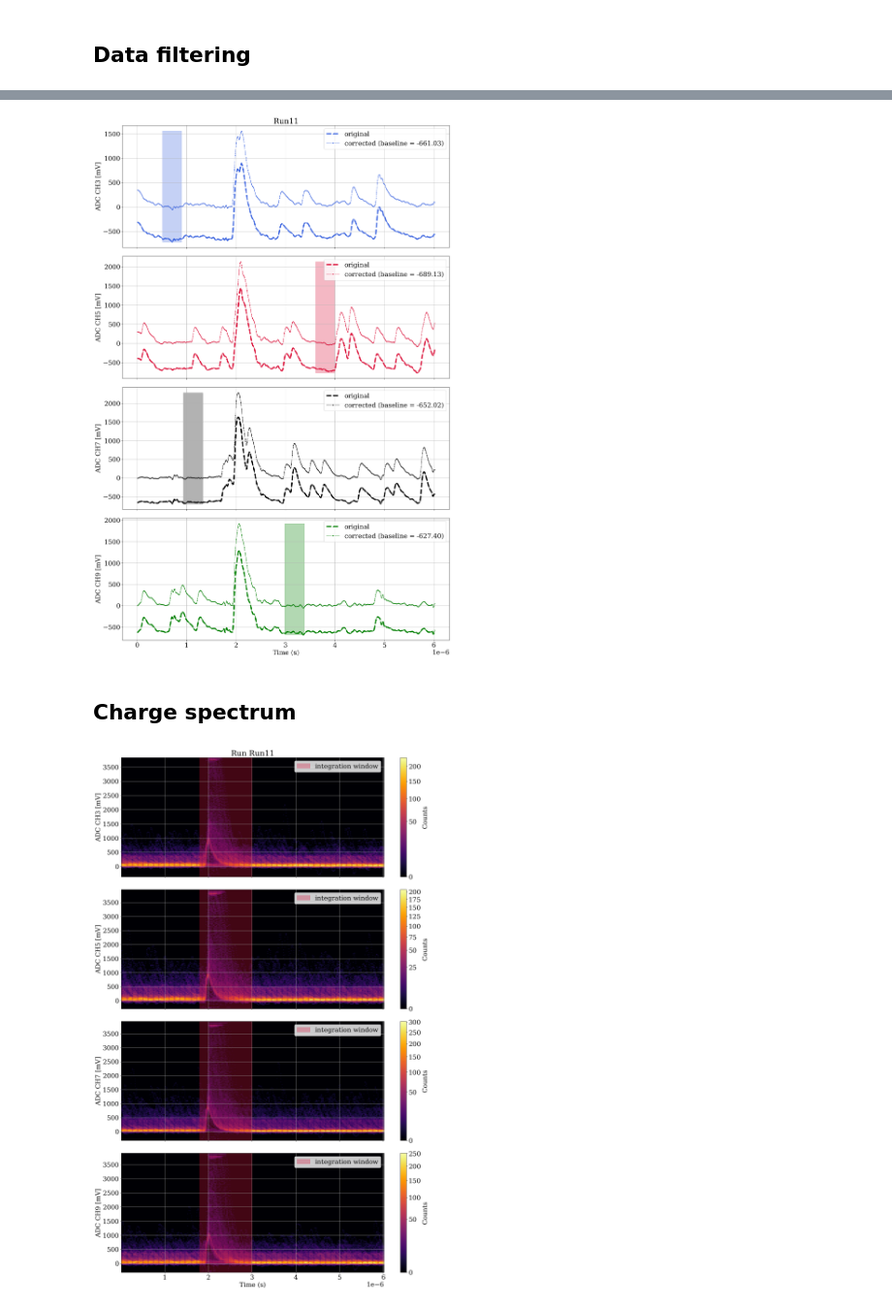
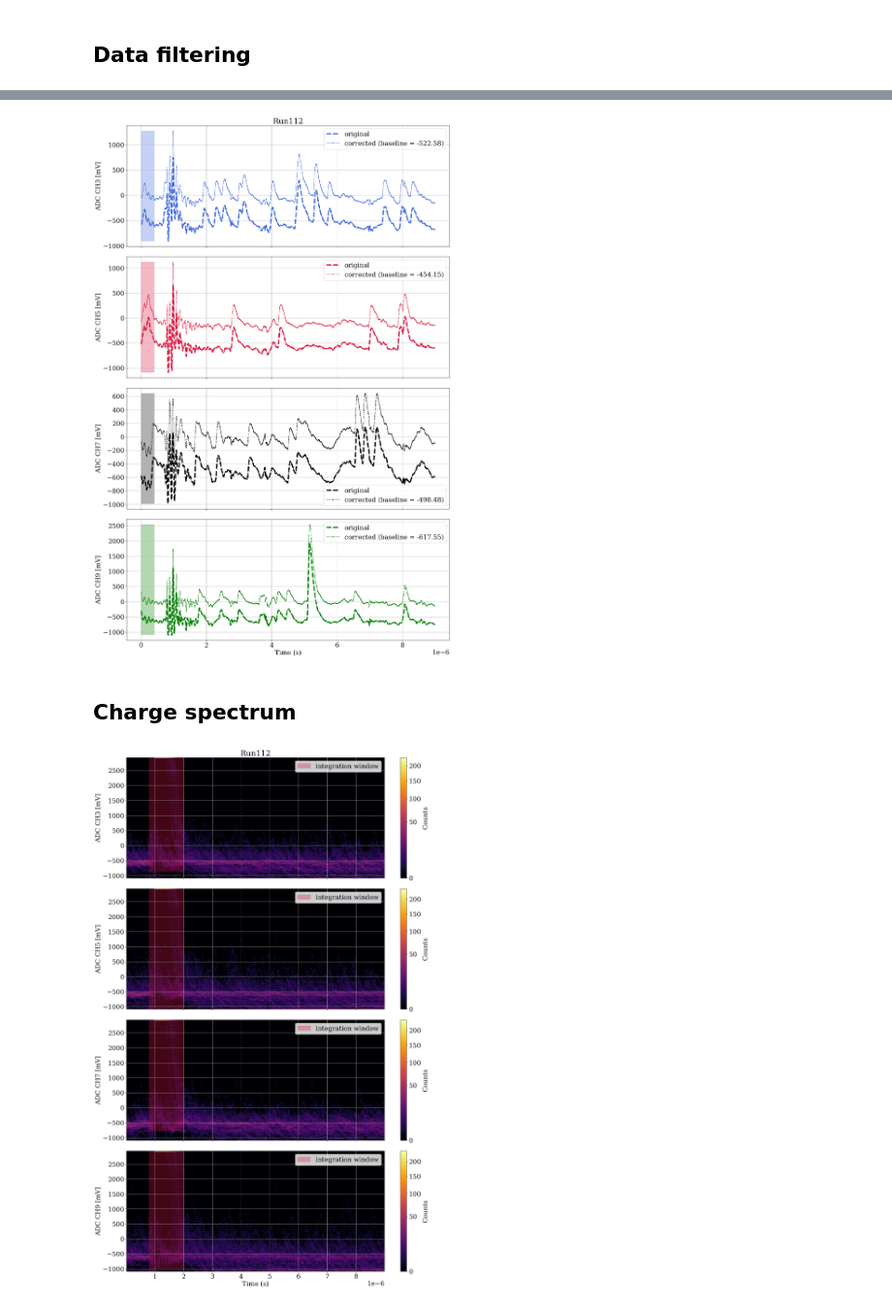
Before and after one commit to mariandbt/CIGAR, a Jupyter notebook: notebooks/DisplayWf.ipynb, the cells around one changed output, grey strips where cells are left out. Shown at 97% size. Saved outputs shown, nothing was run; the diff lists cells and outputs as text; code cells hidden in the pictures.

```diff
--- a/notebooks/DisplayWf.ipynb
+++ b/notebooks/DisplayWf.ipynb
@@ -31,21 +31,22 @@ colors = ['royalblue', 'crimson', 'black', 'green', 'darkorange', 'brown', 'cora
 # filename = f"{run_dir}/Acq_dig2-192.168.0.254_20251015160926-16.bin"
 
 # run         = '20251016_Xe_Kr_1.5bar_17deg_54.5V_Majority'
-run         = 'Run7'
+run         = 'Run112'
 run_dir     = f"/home/marian/CIGAR_ANALYSIS/CIGAR/data/{run}"
 
-nchannels       = 5
+nchannels       = 10
 nevents_per_wvf = 500
 
-samples_per_waveform = 752
+samples_per_waveform = 1124
 
-# event_header_bytes = 28
-event_header_bytes = 3036
+event_header_bytes = 28
+# event_header_bytes = 3036
 
 # sample_binning = 1
 sample_binning = 8e-9
 
-nfiles = None
+nfiles = 10
+# nfiles = None
 # %%
 # CHECK WAVEFORMS' SIZES
 print_headers = False
@@ -148,6 +135,6 @@ channels = ['CH3', 'CH5', 'CH7', 'CH9']
 # channels = ['CH2', 'CH3', 'CH4', 'CH5']
 # %%
-selected_event = 100
+selected_event = 120
 df_event = df[df['event'] == event_list[selected_event]]  # Change the index to choose different event
 # %%
 # Create subplots: 2 rows, 1 column
@@ -217,7 +204,7 @@ window_width = 50
 # %%
 # Create subplots: 2 rows, 1 column
 
-selected_ev = 20
+selected_ev = 10
 
 if len(channels) > 1:
     fig, axs = plt.subplots(len(channels), 1, figsize=(16, len(channels)*6), dpi=150, sharex=True)
@@ -272,14 +259,15 @@ else:
 plt.tight_layout()
 plt.show()
 # %% [output]
-[figure, old version]
+[figure, new version]
 # %% [markdown]
 ##  Charge spectrum
 # %%
 t_matrix = filtered_df['TIME'].values.reshape(nevents, -1)
 time = t_matrix[0]
 # %%
-time_window = (1.8e-6 < time)  & (time < 3e-6)
+# time_window = (1.8e-6 < time)  & (time < 3e-6)
+time_window = (0.8e-6 < time)  & (time < 2e-6)
 # %%
 # Create subplots: 2 rows, 1 column
 
@@ -289,7 +277,7 @@ else:
     fig, ax = plt.subplots(1, 1, figsize=(16, 6), dpi=150, sharex=True)
 
 if len(channels) > 1:
-    axs[0].set_title(f'Run {run}')
+    axs[0].set_title(f'{run}')
 else:
     ax.set_title(f'{run}')
 
@@ -300,32 +288,34 @@ for i in range(len(channels)):
     if len(channels) > 1:
         ax = axs[i]
 
     voltage  = filtered_df[f'{channels[i]}'].values
     v_matrix = voltage.reshape(nevents, -1)
     v_matrix_corrected, baselines, window = cig.BaselineCorrection(v_matrix, window=window_width)
 
     # voltage_matrix = np.array([...]) # shape (nevents, nsamples)
-    hb = ax.hist2d(t_matrix.flatten(), v_matrix_corrected.flatten(), bins=[200, 200],
+    # hb = ax.hist2d(t_matrix.flatten(), v_matrix_corrected.flatten(), bins=[200, 200],
+    #                cmap='inferno', norm=mcolors.PowerNorm(gamma=0.5))
+    hb = ax.hist2d(t_matrix.flatten(), v_matrix.flatten(), bins=[200, 200],
                    cmap='inferno', norm=mcolors.PowerNorm(gamma=0.5))
 
     fig.colorbar(hb[3], ax=ax, label="Counts")
 
     ax.fill_between(time[time_window], v_matrix_corrected.min(), v_matrix_corrected.max(),
                     color = colors[1], alpha = 0.3, label = 'integration window')
 
     ax.set_ylabel(f'ADC {channels[i]} [mV]')
     ax.grid(True)
     ax.legend()
 
 if len(channels) > 1:
     axs[-1].set_xlabel('Time (s)')
 else:
     ax.set_xlabel('Time (s)')
 
 # plt.xlim(-2e-7,40e-7)
 
 # Improve layout
 plt.tight_layout()
 plt.show()
 # %% [output]
-[figure, old version]
+[figure, new version]
```
Also changed, not shown: parts of 11 cells of this notebook, 4 other files.
